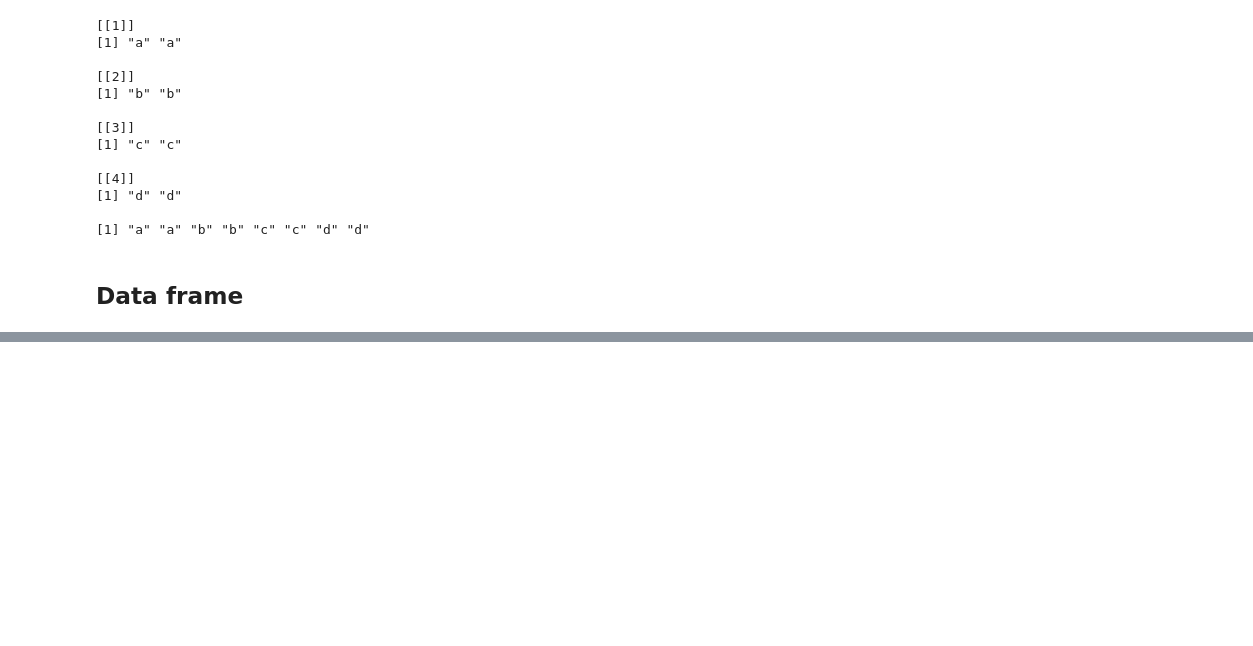
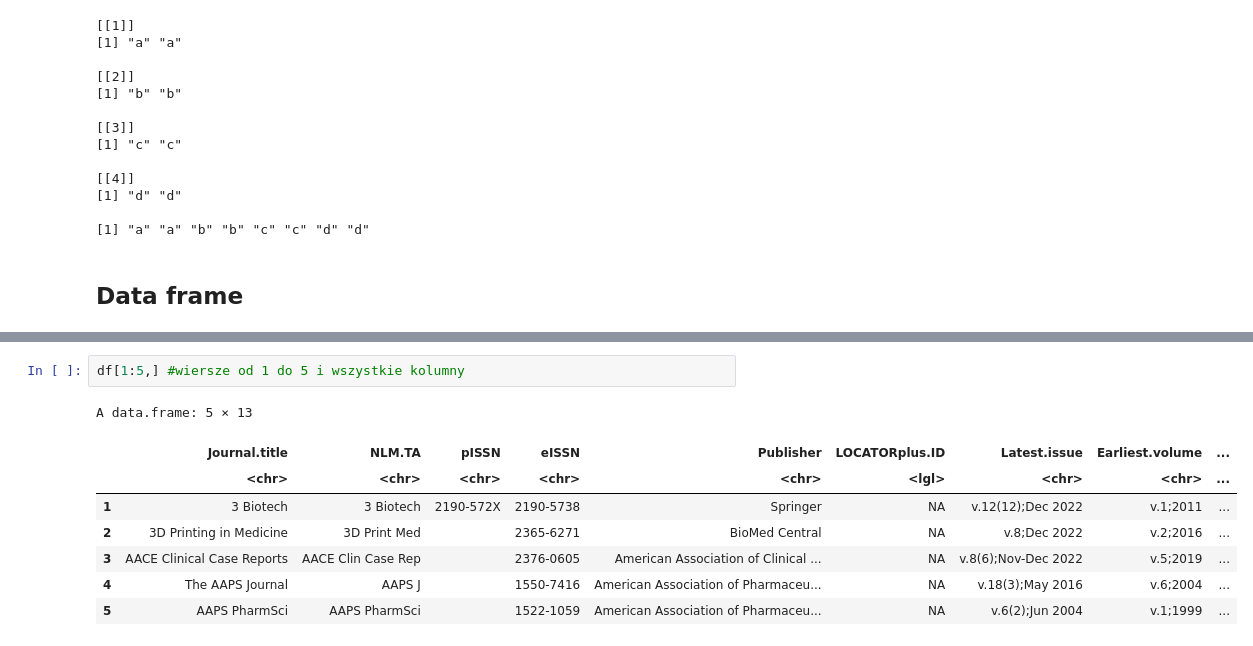
Before and after one commit to p100mma/uwb_bioinf_cw, a Jupyter notebook: zadania/10-11/examples-r.ipynb, the cells around one changed output, grey strips where cells are left out. Saved outputs shown, nothing was run; the diff lists cells and outputs as text; blank space fills up the shorter version.

Commit message:
PRzykłady dla macierzy i data.frame (obiekty dwuwymiarowe)

```diff
--- a/zadania/10-11/examples-r.ipynb
+++ b/zadania/10-11/examples-r.ipynb
@@ -313,0 +330,11 @@ df<-read.csv("https://europepmc.org/journalList?format=csv")
+# %%
+df[1:5,] #wiersze od 1 do 5 i wszystkie kolumny
+# %% [output]
+A data.frame: 5 × 13
+|  | Journal.title | NLM.TA | pISSN | eISSN | Publisher | LOCATORplus.ID | Latest.issue | Earliest.volume | ... |
+|  | <chr> | <chr> | <chr> | <chr> | <chr> | <lgl> | <chr> | <chr> | ... |
+| 1 | 3 Biotech | 3 Biotech | 2190-572X | 2190-5738 | Springer | NA | v.12(12);Dec 2022 | v.1;2011 | ... |
+| 2 | 3D Printing in Medicine | 3D Print Med |  | 2365-6271 | BioMed Central | NA | v.8;Dec 2022 | v.2;2016 | ... |
+| 3 | AACE Clinical Case Reports | AACE Clin Case Rep |  | 2376-0605 | American Association of Clinical ... | NA | v.8(6);Nov-Dec 2022 | v.5;2019 | ... |
+| 4 | The AAPS Journal | AAPS J |  | 1550-7416 | American Association of Pharmaceu... | NA | v.18(3);May 2016 | v.6;2004 | ... |
+| 5 | AAPS PharmSci | AAPS PharmSci |  | 1522-1059 | American Association of Pharmaceu... | NA | v.6(2);Jun 2004 | v.1;1999 | ... |
```
Also changed, not shown: parts of 18 cells of this notebook.
